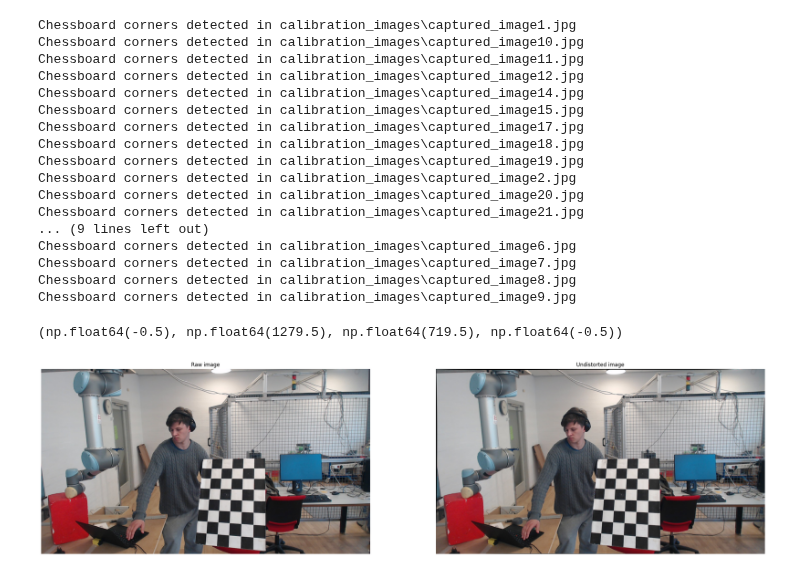
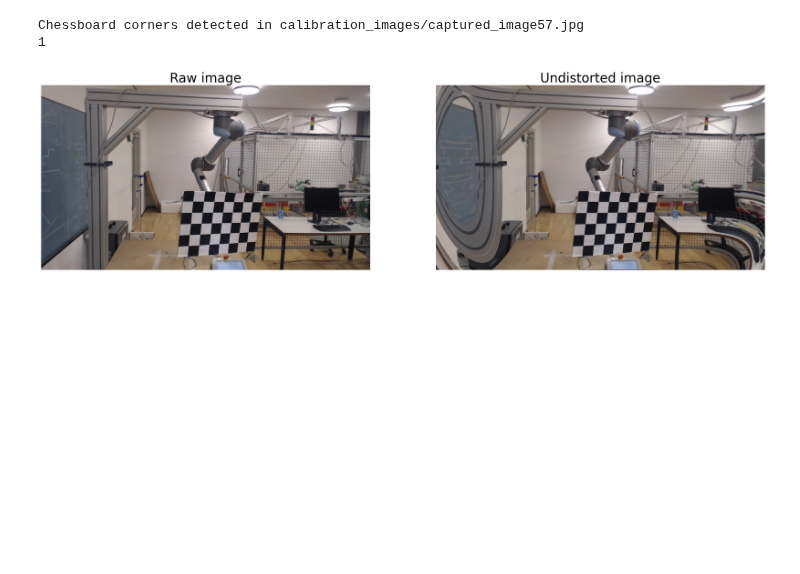
Before and after one commit to KarolChudzicki/Master-Thesis, a Jupyter notebook: distorted-undistorted.ipynb, the cells around one changed output. Drawn from its saved outputs; the diff is of its cells as text; code cells hidden in the pictures; blank space fills up the shorter version.

Commit message:
Camera calibration 4

```diff
--- a/distorted-undistorted.ipynb
+++ b/distorted-undistorted.ipynb
@@ -4,7 +4,8 @@ import numpy as np
 import glob
 from matplotlib import pyplot as plt
 
-
+#======================= VARIABLES =======================#
+detected = 0
 
 #======================= CHESSBOARD PARAMETERS =======================#
 chessboard_size = (5, 7)
@@ -21,13 +22,15 @@ chessboard_coords[:, :2] = np.mgrid[0:chessboard_size[0], 0:chessboard_size[1]].
 obj_points = []  # 3D points in real world space
 img_points = []  # 2D points in image plane
 
-calib_images = glob.glob('calibration_images/captured_image*.jpg')
+calib_images = glob.glob('calibration_images/captured_image57.jpg')
 
 for image in calib_images:
     img = cv.imread(image)
     gray = cv.cvtColor(img, cv.COLOR_BGR2GRAY)
 
-    kernel_number = 1
+    gray = cv.fastNlMeansDenoising(gray)
+
+    kernel_number = 5
     sides = -0.25*(kernel_number+1) + 0.25
     kernel = np.array([[0, sides, 0],
                        [sides, kernel_number,sides],
@@ -41,18 +44,19 @@ for image in calib_images:
 
     if ret:
         # Add object points (3D) and image points (2D) after detecting corners
-        corners = cv.cornerSubPix(gray, corners, (5,5), (-1,-1), criteria)
+        corners = cv.cornerSubPix(gray, corners, (15,15), (-1,-1), criteria)
         obj_points.append(chessboard_coords)
         img_points.append(corners)
 
         # Draw and display the corners on the chessboard image
         cv.drawChessboardCorners(img, chessboard_size, corners, ret)
-        #cv.imshow('Chessboard', img)
+        cv.imshow('Chessboard', img)
         print(f"Chessboard corners detected in {image}")
-        cv.waitKey(1)
+        cv.waitKey(5000)
+        detected = detected + 1
     else:
         print(f"Chessboard corners not detected in {image}")
-        cv.waitKey(10)
+        cv.waitKey(1)
 
 
 cv.destroyAllWindows()
@@ -63,51 +67,38 @@ ret, camera_matrix, dist_coeffs, rvecs, tvecs = cv.calibrateCamera(obj_points, i
 test_img = cv.imread("calibration_images/captured_image1.jpg")
 
 undistorted_img = cv.undistort(test_img, camera_matrix, dist_coeffs)
 
 
 with open('calib_param.txt', 'w') as file:
     file.write("===============CAMERA MATRIX===============\n")
     file.write(np.array2string(camera_matrix) + '\n')
     file.write("===============DISTANCE COEFFICIENTS===============\n")
     file.write(np.array2string(dist_coeffs) + '\n')
     file.write("===============ROTATION VECTORS===============\n")
     file.write(np.array2string(np.array(rvecs)) + '\n')
     file.write("===============TRANSLATION VECTORS===============\n")
     file.write(np.array2string(np.array(tvecs)) + '\n')
 
 # Plot side by side
 
 img1 = cv.cvtColor(test_img, cv.COLOR_BGR2RGB)
 img2 = cv.cvtColor(undistorted_img, cv.COLOR_BGR2RGB)
 
 plt.figure(figsize=(30,15))
+font = 30
 
 plt.subplot(1, 2, 1)
 plt.imshow(img1)
-plt.title("Raw image")
+plt.title("Raw image",  fontsize = font)
 plt.axis('off')
 
 plt.subplot(1, 2, 2)
 plt.imshow(img2)
-plt.title("Undistorted image")
+plt.title("Undistorted image", fontsize = font)
 plt.axis('off')
+
+print(detected)
 # %% [output]
-Chessboard corners detected in calibration_images\captured_image1.jpg
-Chessboard corners detected in calibration_images\captured_image10.jpg
-Chessboard corners detected in calibration_images\captured_image11.jpg
-Chessboard corners detected in calibration_images\captured_image12.jpg
-Chessboard corners detected in calibration_images\captured_image14.jpg
-Chessboard corners detected in calibration_images\captured_image15.jpg
-Chessboard corners detected in calibration_images\captured_image17.jpg
-Chessboard corners detected in calibration_images\captured_image18.jpg
-Chessboard corners detected in calibration_images\captured_image19.jpg
-Chessboard corners detected in calibration_images\captured_image2.jpg
-Chessboard corners detected in calibration_images\captured_image20.jpg
-Chessboard corners detected in calibration_images\captured_image21.jpg
-... (9 lines left out)
-Chessboard corners detected in calibration_images\captured_image6.jpg
-Chessboard corners detected in calibration_images\captured_image7.jpg
-Chessboard corners detected in calibration_images\captured_image8.jpg
-Chessboard corners detected in calibration_images\captured_image9.jpg
+Chessboard corners detected in calibration_images/captured_image57.jpg
+1
-(np.float64(-0.5), np.float64(1279.5), np.float64(719.5), np.float64(-0.5))
-[figure, old version]
+[figure, new version]
```
Also changed, not shown: 2 other files.
